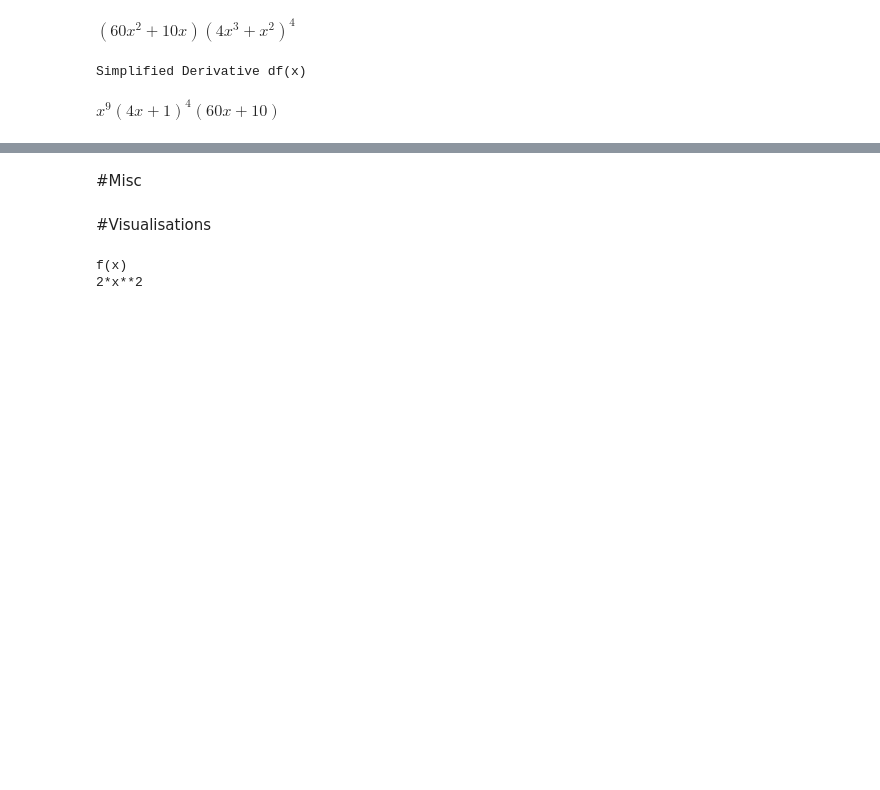
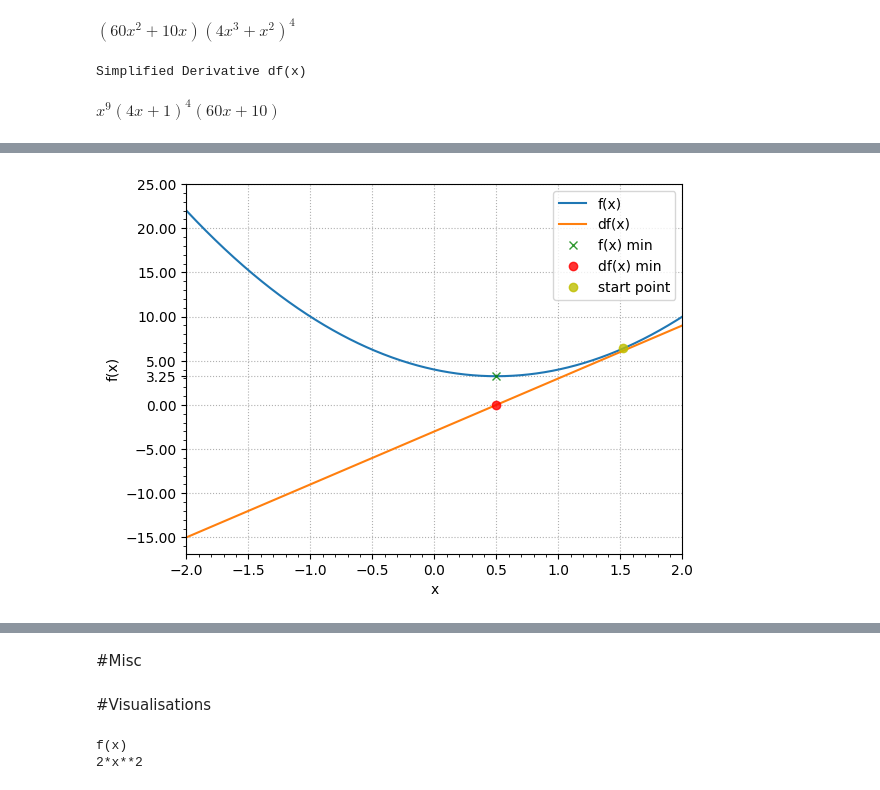
Before and after one commit to Salciano/ShowcasePython, a Jupyter notebook: Showcase.ipynb, the cells around one changed output, grey strips where cells are left out. Saved outputs shown, nothing was run; the diff lists cells and outputs as text; code cells hidden in the pictures; blank space fills up the shorter version.

```diff
--- a/Showcase.ipynb
+++ b/Showcase.ipynb
@@ -2269,3 +2212,97 @@ Derivative df(x)
 $\displaystyle \left(60 x^{2} + 10 x\right) \left(4 x^{3} + x^{2}\right)^{4}$
 Simplified Derivative df(x)
 $\displaystyle x^{9} \left(4 x + 1\right)^{4} \left(60 x + 10\right)$
+# %%
+#@title Gradient Descent
+
+"""
+Deep learning models learn mainly by using the gradient descent algoritm.
+Here is how:
+1. GUESS a solution.
+2. (Re)Compute the error (using derivatives)
+3. Learn from error.
+
+Represent the error as a function. The error function.
+Guess where the minimum error could be within the error function and compute the derivative of the guess.
+Proceed with a second guess that would be closer to the derivative's 0. If the derivative is positive, add the learning rate to the last guess to move up closer to 0. If the derivative is negative, subtract .
+"""
+
+import numpy
+import matplotlib.pyplot as ploti
+#import sympy # think of using sympy.diff to calculate derivative
+
+def fx(x): # Error function python function
+  return 3*x**2 - 3*x + 4
+
+def dfx(x): # Derivative of error function python function
+#  return sympy.diff(fx(x), x)
+#  return sympy.diff(3*x**2 - 3*x + 4, x)
+  return 6*x - 3 # manual calculation of derivative of f(x)
+
+# Initialize x
+x = numpy.linspace(-2,2,1000) # 1000 points, linearly separated between min -2 and max 2
+
+localmin = numpy.random.choice(x,1) # choose 1 value from x
+init_min, init_error, init_deriv = localmin, fx(localmin), dfx(localmin) # store initial variables before they update
+
+# Learning parameters
+learn_rate = .02 # Increase this to "speed up", by scaling less. Lower it once your get close?
+train_epochs = 100 # Increase this to improve results, by increasing iterations, but taking up computation power
+
+# iteration
+modelparams = numpy.zeros((train_epochs, 3))
+for i in range(train_epochs): # as many steps/iterations as stated on training_epochs
+  modelparams[i,2] = fx(localmin)[0] # error
+  gradient = dfx(localmin) # gradient = 6*localmin-3
+  localmin = localmin - learn_rate * gradient
+#  modelparams[i,:] = localmin[0], gradient[0], fx(localmin)[0]
+  modelparams[i,0] = localmin[0]
+  modelparams[i,1] = gradient[0]
+#  print("Iteration:", i) # debug
+#  print("Scale:", gradient) # debug
+#  print("Local Min:", localmin) # debug
+print("\nComputed minimum error is (y):", fx(localmin))
+print("Computed minimum located at (x):", localmin)
+#print(modelparams) # debug
+
+tiky = numpy.linspace(-15,25,9)
+tiky = numpy.append(tiky, fx(localmin))
+
+# Result Graph
+ploti.plot(x,fx(x), x, dfx(x))
+ploti.plot(localmin, fx(localmin), "gx", alpha=0.8)
+ploti.plot(localmin, dfx(localmin), "ro", alpha=0.8)
+ploti.plot(init_min, fx(init_min), "yo", alpha=0.8)
+ploti.plot(localmin, fx(localmin))
+ploti.xlim(x[[0, -1]])
+ploti.grid(linestyle=":")
+ploti.minorticks_on()
+ploti.yticks(tiky)
+ploti.xlabel("x")
+ploti.ylabel("f(x)")
+ploti.legend(["f(x)", "df(x)", "f(x) min", "df(x) min", "start point"])
+ploti.show()
+
+print(f"\nStarting Location (x): {init_min}")
+print(f"Starting Error (y): {init_error}")
+print(f"Starting Derivative (x): {init_deriv}")
+
+print(f"\nEnding Location (x): {localmin[0]:.5f}")
+print(f"Ending Error (y): {fx(localmin)[0]:.5f}")
+print(f"Ending Derivative (x): {dfx(localmin)[0]:.5f}")
+
+print("\nHere is the learning curve:")
+fig,ax = ploti.subplots(1,3,figsize=(15,4))
+
+for i in range(3):
+  ax[i].plot(modelparams[:,i], "o-", alpha=0.5)
+  ax[i].set_xlabel("Iterations")
+
+ax[0].set_title(f"X Axis Progression")
+ax[1].set_title(f"Derivative Progression")
+ax[2].set_title(f"Gradient Descent")
+ax[0].set_ylabel("X Axis Progression")
+ax[1].set_ylabel("Derivative Progression") # Should approach zero
+ax[2].set_ylabel("Error Progression") # Should approach minimum error
+ploti.show()
+# %% [output]
@@ -2271,0 +2311 @@ $\displaystyle x^{9} \left(4 x + 1\right)^{4} \left(60 x + 10\right)$
+[figure, added]
```
Also changed, not shown: parts of 6 cells of this notebook.
